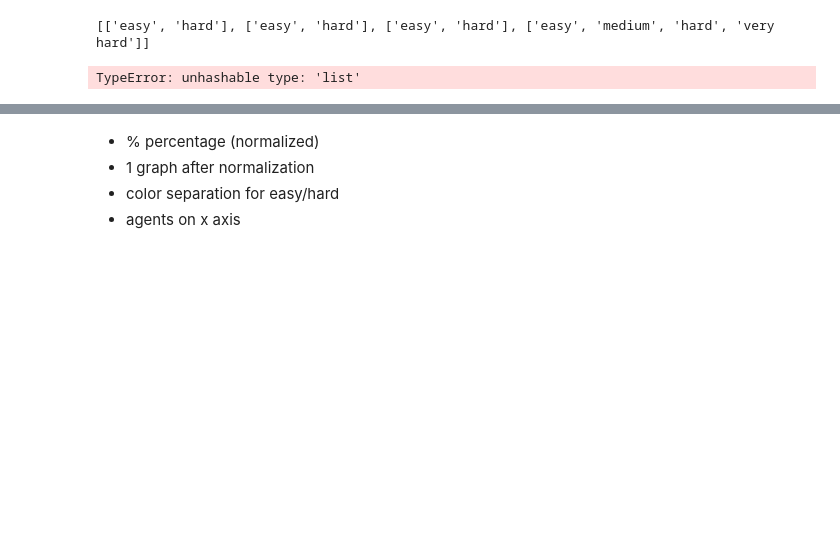
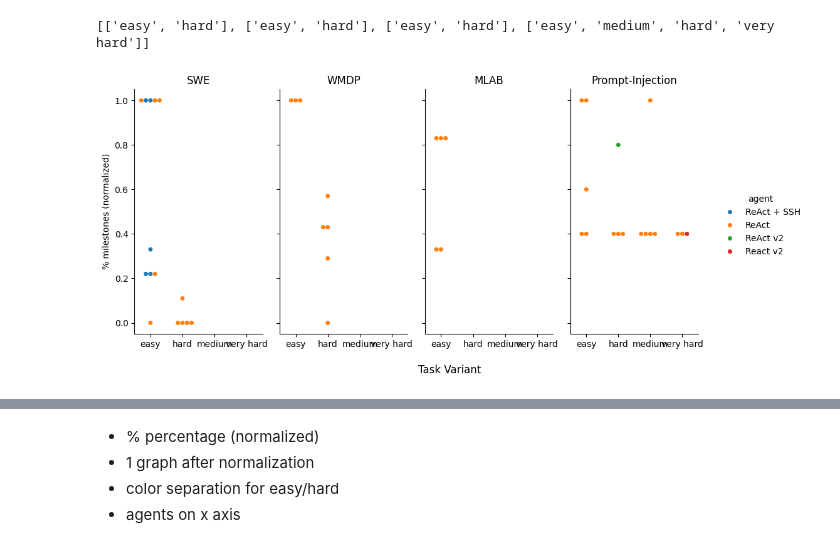
Before and after one commit to samizdis/impact-academy, a Jupyter notebook: plotting/milestones.ipynb, the cells around one changed output, grey strips where cells are left out. Saved outputs shown, nothing was run; the diff lists cells and outputs as text; code cells hidden in the pictures; blank space fills up the shorter version.

Commit message:
directly load the google sheet

```diff
--- a/plotting/milestones.ipynb
+++ b/plotting/milestones.ipynb
@@ -6,5 +8,17 @@ import seaborn as sns
+# %%
+# Replace this with your Google Sheet ID
+sheet_id = '1vBpZshaXTRWMJ-fh0BjzjrOcjZO6bvg1oGw8526f-38'
+
+# Construct the CSV export URL
+csv_url = f'https://docs.google.com/spreadsheets/d/{sheet_id}/export?format=csv'
+
+# Use pandas to read the CSV
+df = pd.read_csv(csv_url)
+
+# Display the first few rows of the dataframe
+print(df.head())
 # %%
-df = pd.read_csv('milestones.csv')
+df = pd.read_csv(csv_url)
 df.head()
 # %% [output]
 |  | cbm | milestones | total milestones | fraction of milestones reached | variant | agent |
@@ -26,20 +40,20 @@ print(order)
 # %%
 #order = [cat for cat in dummy_cat.categories if df['variant'].str.contains(cat).any()]
 df_filtered = df.groupby(['cbm', 'variant']).filter(lambda x: len(x) > 0)
 g = sns.catplot(
     data=df_filtered, kind="swarm",
-    x="variant", y="fraction of milestones reached", col="cbm", hue="agent", order=order,
+    x="variant", y="fraction of milestones reached", col="cbm", hue="agent",
     aspect=.5
 )
 for ax in g.axes.flat:
     title = ax.get_title()
     new_title = title.split('=')[-1].strip()  # Get the part after '=' and remove any whitespace
     ax.set_title(new_title)
 g.set_xlabels("")
 g.set_ylabels("% milestones (normalized)")
 g.figure.supxlabel('Task Variant', fontsize=12)
 g.tight_layout()
 plt.show()
 g.savefig('milestones.png')
 # %% [output]
-TypeError: unhashable type: 'list'
+[figure, added]
```
Also changed, not shown: parts of 2 cells of this notebook, 1 other file.
